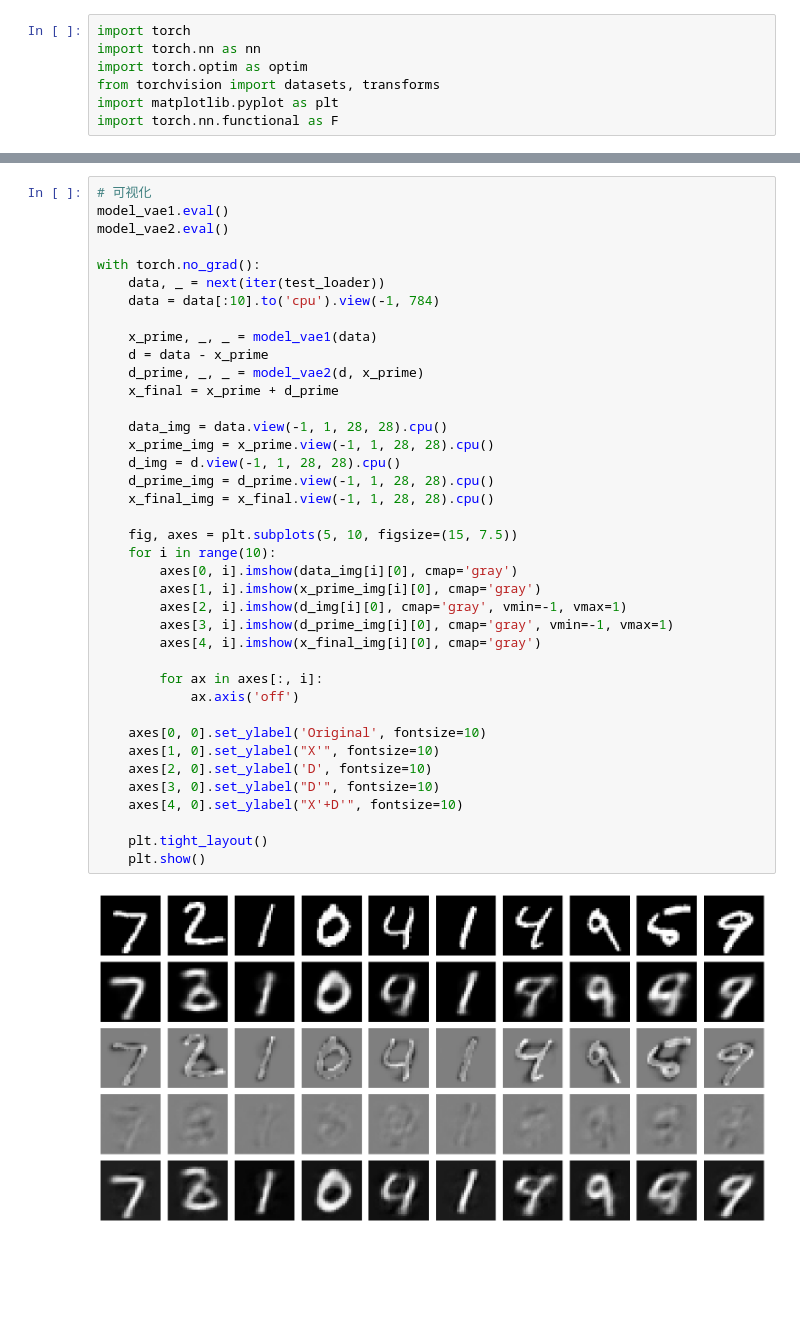
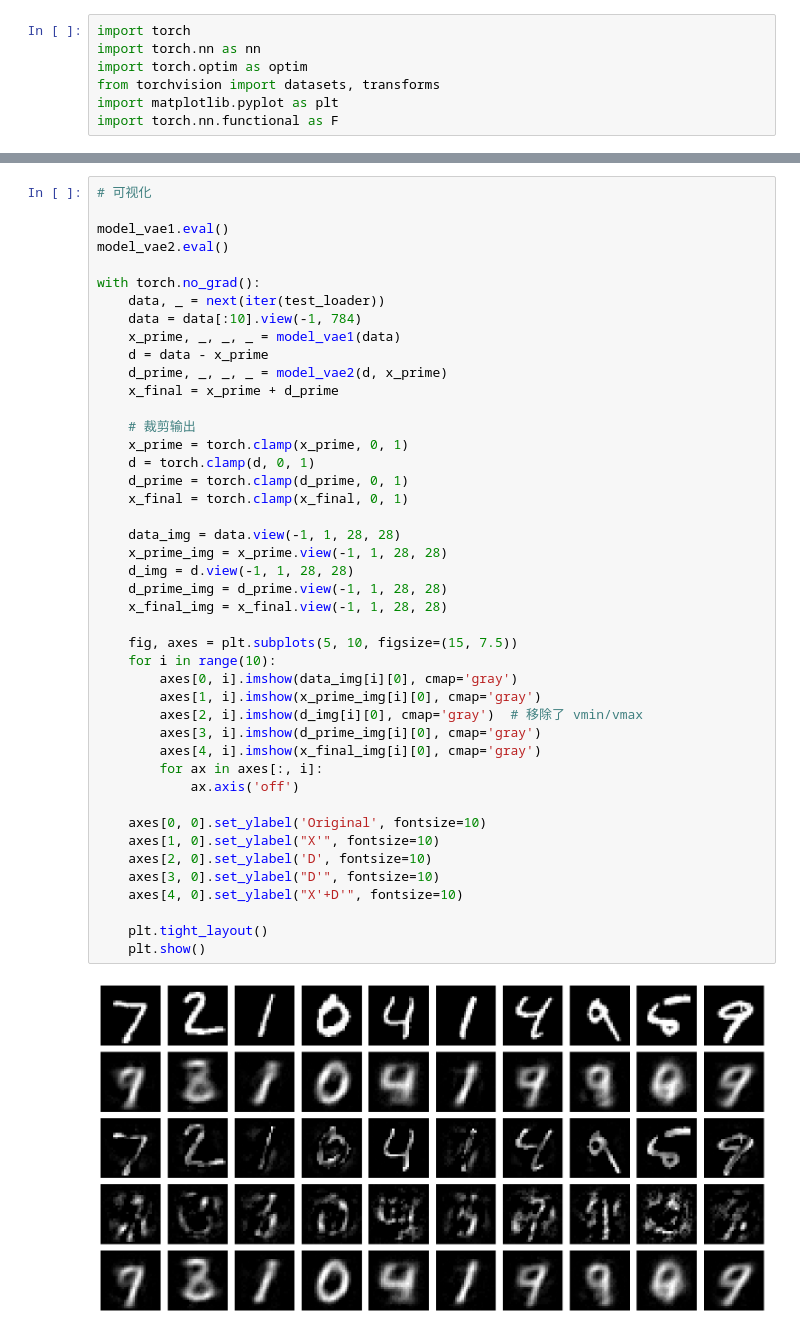
Before and after one commit to SHENRUIJI/INTERVIEW1, a Jupyter notebook: task2.ipynb, the cells around one changed output, grey strips where cells are left out. Saved outputs shown, nothing was run; the diff lists cells and outputs as text; blank space fills up the shorter version.

```diff
--- a/task2.ipynb
+++ b/task2.ipynb
@@ -204,41 +168,46 @@ Residual VAE Epoch [20/20], Loss: 20.9884
 # %%
 # 可视化
+
 model_vae1.eval()
 model_vae2.eval()
 
 with torch.no_grad():
     data, _ = next(iter(test_loader))
-    data = data[:10].to('cpu').view(-1, 784)
-
-    x_prime, _, _ = model_vae1(data)
+    data = data[:10].view(-1, 784)
+    x_prime, _, _, _ = model_vae1(data)
     d = data - x_prime
-    d_prime, _, _ = model_vae2(d, x_prime)
+    d_prime, _, _, _ = model_vae2(d, x_prime)
     x_final = x_prime + d_prime
 
-    data_img = data.view(-1, 1, 28, 28).cpu()
-    x_prime_img = x_prime.view(-1, 1, 28, 28).cpu()
-    d_img = d.view(-1, 1, 28, 28).cpu()
-    d_prime_img = d_prime.view(-1, 1, 28, 28).cpu()
-    x_final_img = x_final.view(-1, 1, 28, 28).cpu()
+    # 裁剪输出
+    x_prime = torch.clamp(x_prime, 0, 1)
+    d = torch.clamp(d, 0, 1)
+    d_prime = torch.clamp(d_prime, 0, 1)
+    x_final = torch.clamp(x_final, 0, 1)
+
+    data_img = data.view(-1, 1, 28, 28)
+    x_prime_img = x_prime.view(-1, 1, 28, 28)
+    d_img = d.view(-1, 1, 28, 28)
+    d_prime_img = d_prime.view(-1, 1, 28, 28)
+    x_final_img = x_final.view(-1, 1, 28, 28)
 
     fig, axes = plt.subplots(5, 10, figsize=(15, 7.5))
     for i in range(10):
         axes[0, i].imshow(data_img[i][0], cmap='gray')
         axes[1, i].imshow(x_prime_img[i][0], cmap='gray')
-        axes[2, i].imshow(d_img[i][0], cmap='gray', vmin=-1, vmax=1)
-        axes[3, i].imshow(d_prime_img[i][0], cmap='gray', vmin=-1, vmax=1)
+        axes[2, i].imshow(d_img[i][0], cmap='gray')  # 移除了 vmin/vmax
+        axes[3, i].imshow(d_prime_img[i][0], cmap='gray')
         axes[4, i].imshow(x_final_img[i][0], cmap='gray')
-
         for ax in axes[:, i]:
             ax.axis('off')
 
     axes[0, 0].set_ylabel('Original', fontsize=10)
     axes[1, 0].set_ylabel("X'", fontsize=10)
     axes[2, 0].set_ylabel('D', fontsize=10)
     axes[3, 0].set_ylabel("D'", fontsize=10)
     axes[4, 0].set_ylabel("X'+D'", fontsize=10)
 
     plt.tight_layout()
     plt.show()
 # %% [output]
-[figure, old version]
+[figure, new version]
```
Also changed, not shown: parts of 4 cells of this notebook.
